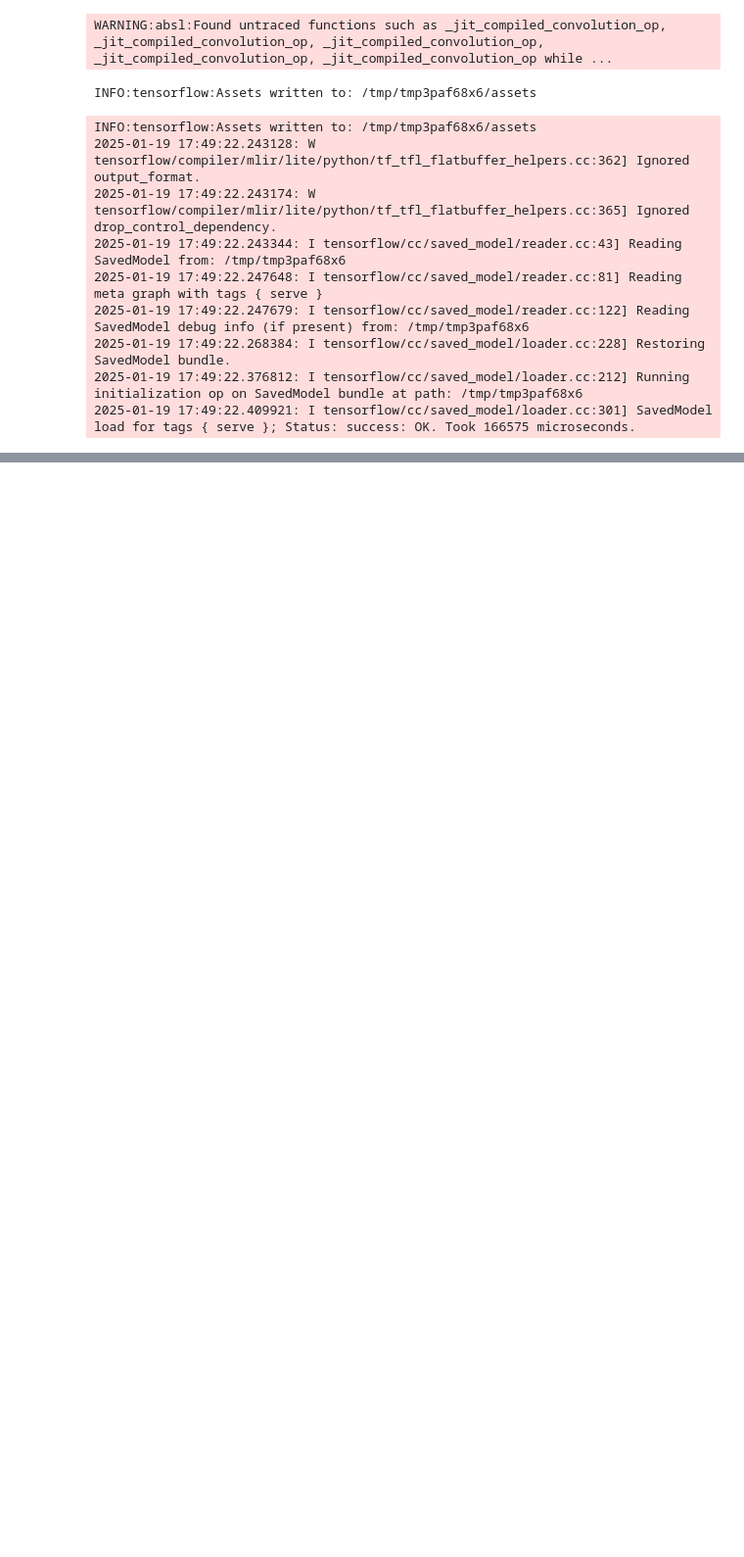
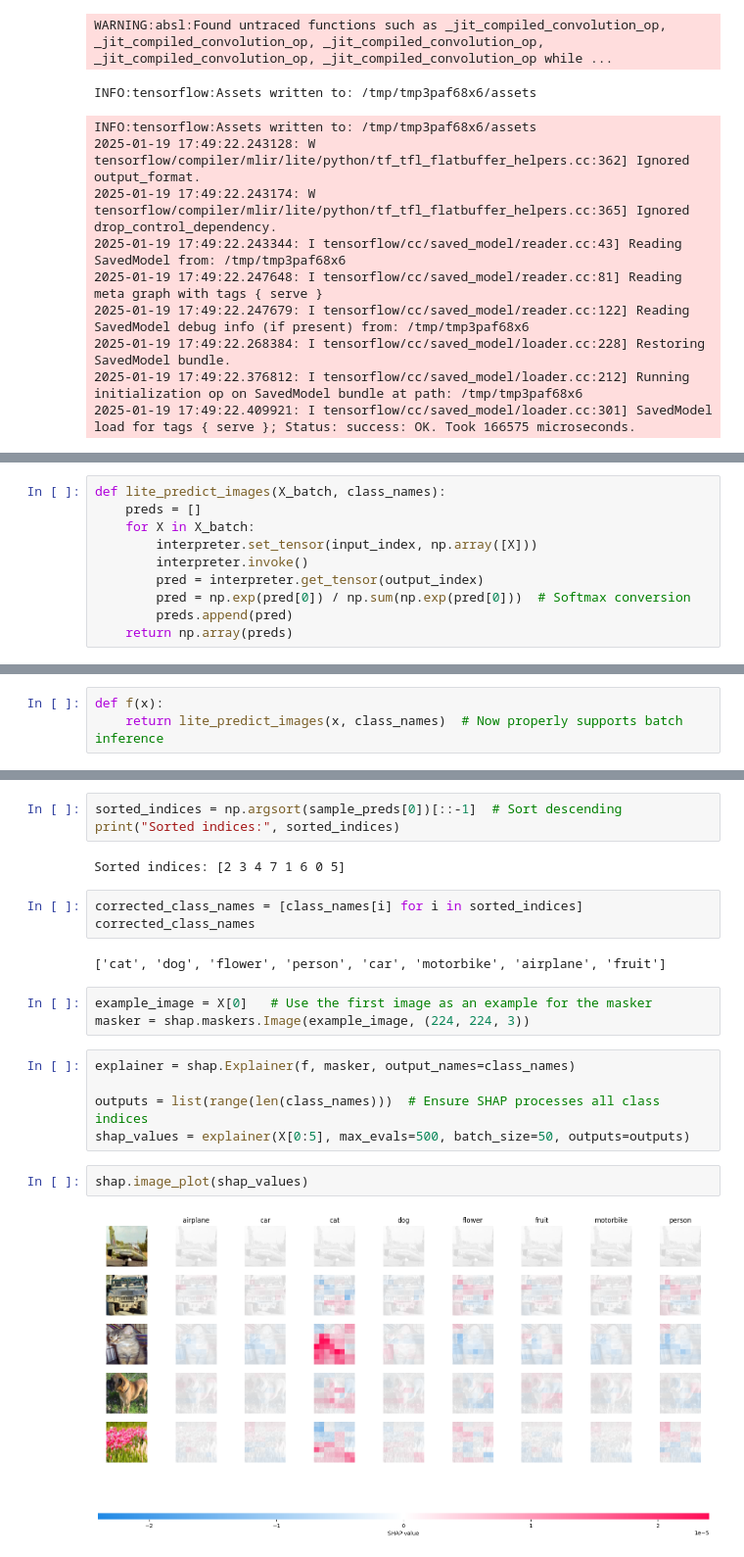
Before and after one commit to Stayermax/MLzoomcamp_capstone_project, a Jupyter notebook: notebook.ipynb, the cells around one changed output, grey strips where cells are left out. Shown at 98% size. Drawn from its saved outputs; the diff is of its cells as text; blank space fills up the shorter version.

Commit message:
shap added

```diff
--- a/notebook.ipynb
+++ b/notebook.ipynb
@@ -1302,0 +1371,10 @@ INFO:tensorflow:Assets written to: /tmp/tmp3paf68x6/assets
+# %%
+def lite_predict_images(X_batch, class_names):
+    preds = []
+    for X in X_batch:
+        interpreter.set_tensor(input_index, np.array([X]))
+        interpreter.invoke()
+        pred = interpreter.get_tensor(output_index)
+        pred = np.exp(pred[0]) / np.sum(np.exp(pred[0]))  # Softmax conversion
+        preds.append(pred)
+    return np.array(preds)
@@ -1302,0 +1405,3 @@ INFO:tensorflow:Assets written to: /tmp/tmp3paf68x6/assets
+# %%
+def f(x):
+    return lite_predict_images(x, class_names)  # Now properly supports batch inference
@@ -1302,0 +1418,22 @@ INFO:tensorflow:Assets written to: /tmp/tmp3paf68x6/assets
+# %%
+sorted_indices = np.argsort(sample_preds[0])[::-1]  # Sort descending
+print("Sorted indices:", sorted_indices)
+# %% [output]
+Sorted indices: [2 3 4 7 1 6 0 5]
+# %%
+corrected_class_names = [class_names[i] for i in sorted_indices]
+corrected_class_names
+# %% [output]
+['cat', 'dog', 'flower', 'person', 'car', 'motorbike', 'airplane', 'fruit']
+# %%
+example_image = X[0]   # Use the first image as an example for the masker
+masker = shap.maskers.Image(example_image, (224, 224, 3))
+# %%
+explainer = shap.Explainer(f, masker, output_names=class_names)
+
+outputs = list(range(len(class_names)))  # Ensure SHAP processes all class indices
+shap_values = explainer(X[0:5], max_evals=500, batch_size=50, outputs=outputs)
+# %%
+shap.image_plot(shap_values)
+# %% [output]
+[figure, added]
```
Also changed, not shown: parts of 22 cells of this notebook.
